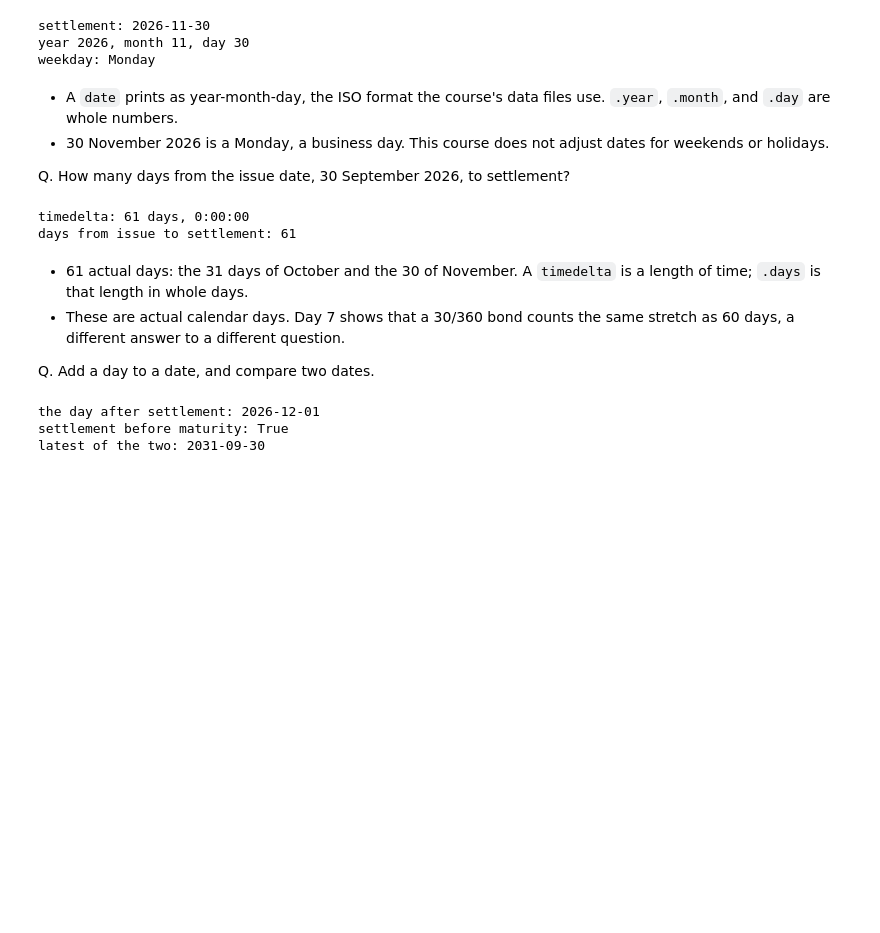
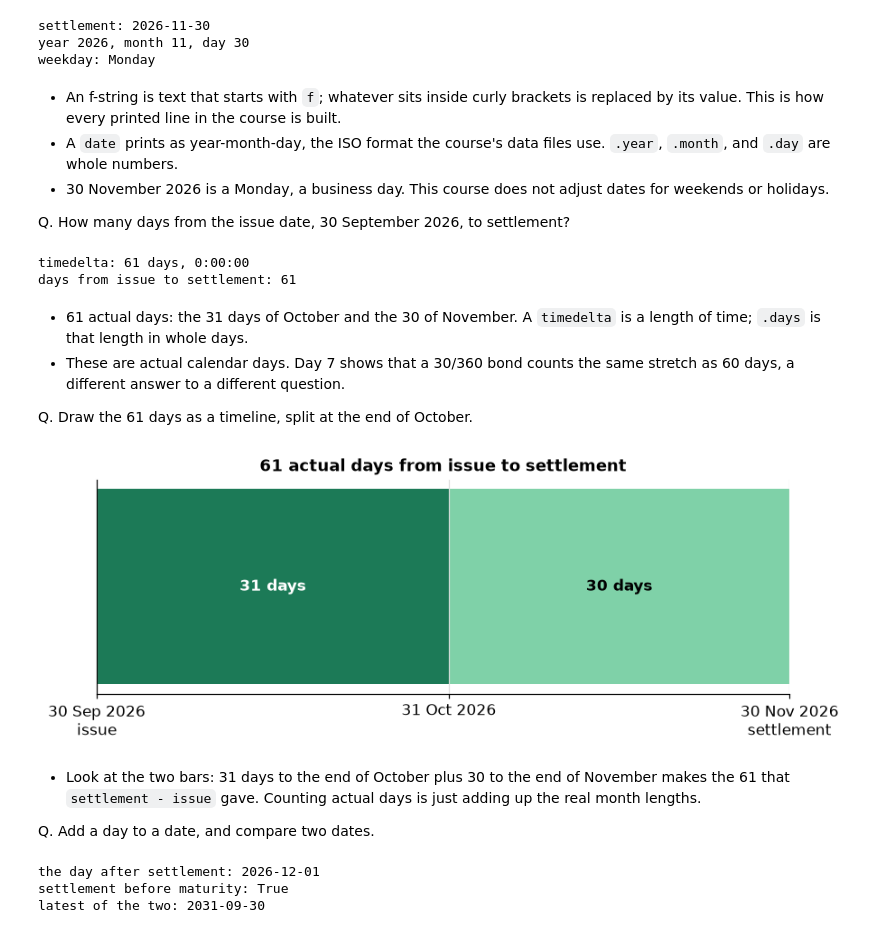
Before and after one commit to lenamonj/python-fixed-income, a Jupyter notebook: course2_bond_math/week2/day1/06_dates_and_coupon_schedules.ipynb, the cells around one changed output. Saved outputs shown, nothing was run; the diff lists cells and outputs as text; code cells hidden in the pictures; blank space fills up the shorter version.

```diff
--- a/course2_bond_math/week2/day1/06_dates_and_coupon_schedules.ipynb
+++ b/course2_bond_math/week2/day1/06_dates_and_coupon_schedules.ipynb
@@ -75,6 +78,23 @@ import urllib.request
 from pathlib import Path
 
 import pandas as pd
+
+# the course's chart style, set once here so every chart in the notebook looks the same
+import matplotlib.pyplot as plt
+
+plt.rcParams.update({
+    "figure.figsize": (9, 5),          # width and height of a chart, in inches
+    "figure.dpi": 110,                 # sharpness on screen
+    "font.size": 11,
+    "axes.titlesize": 12,
+    "axes.titleweight": "bold",
+    # the course greens, then a grey, for the first four lines or bars of a chart
+    "axes.prop_cycle": plt.cycler(color=["#123d2f", "#1c7a57", "#7fd1a8", "#8c8c8c"]),
+    "axes.grid": True,                 # light gridlines, as in an Excel chart
+    "grid.color": "#dddddd",
+    "axes.spines.top": False,          # no box line above or to the right of the plot
+    "axes.spines.right": False,
+})
 
 # pytest runs the tests. A Colab runtime may not have it.
 try:
@@ -526,6 +547,7 @@ settlement: 2026-11-30
 year 2026, month 11, day 30
 weekday: Monday
 # %% [markdown]
+* An f-string is text that starts with `f`; whatever sits inside curly brackets is replaced by its value. This is how every printed line in the course is built.
 * A `date` prints as year-month-day, the ISO format the course's data files use. `.year`, `.month`, and `.day` are whole numbers.
 * 30 November 2026 is a Monday, a business day. This course does not adjust dates for weekends or holidays.
 
@@ -544,7 +566,29 @@ days from issue to settlement: 61
 * 61 actual days: the 31 days of October and the 30 of November. A `timedelta` is a length of time; `.days` is that length in whole days.
 * These are actual calendar days. Day 7 shows that a 30/360 bond counts the same stretch as 60 days, a different answer to a different question.
 
-Q. Add a day to a date, and compare two dates.
+Q. Draw the 61 days as a timeline, split at the end of October.
+# %%
+# one horizontal bar cut in two: 30 September to 31 October, then 31 October to 30 November
+october_days = (date(2026, 10, 31) - issue).days
+november_days = (settlement - date(2026, 10, 31)).days
+
+fig, ax = plt.subplots(figsize=(9, 2.8))
+# left= says where the second bar starts, so the two bars sit end to end
+ax.barh([0], [october_days], color="#1c7a57")
+ax.barh([0], [november_days], left=[october_days], color="#7fd1a8")
+ax.text(october_days / 2, 0, f"{october_days} days", ha="center", va="center", color="white", fontweight="bold")
+ax.text(october_days + november_days / 2, 0, f"{november_days} days", ha="center", va="center", fontweight="bold")
+ax.set_yticks([])
+ax.set_xlim(0, october_days + november_days)
+ax.set_xticks([0, october_days, october_days + november_days], ["30 Sep 2026\nissue", "31 Oct 2026", "30 Nov 2026\nsettlement"])
+ax.set_title(f"{october_days + november_days} actual days from issue to settlement")
+plt.show()
+# %% [output]
+[figure, added]
+# %% [markdown]
+* Look at the two bars: 31 days to the end of October plus 30 to the end of November makes the 61 that `settlement - issue` gave. Counting actual days is just adding up the real month lengths.
+
+Q. Add a day to a date, and compare two dates.
 # %%
 # a date plus a timedelta is another date
 print(f"the day after settlement: {settlement + timedelta(days=1)}")
```
Also changed, not shown: parts of 47 cells of this notebook, 2 other files.
